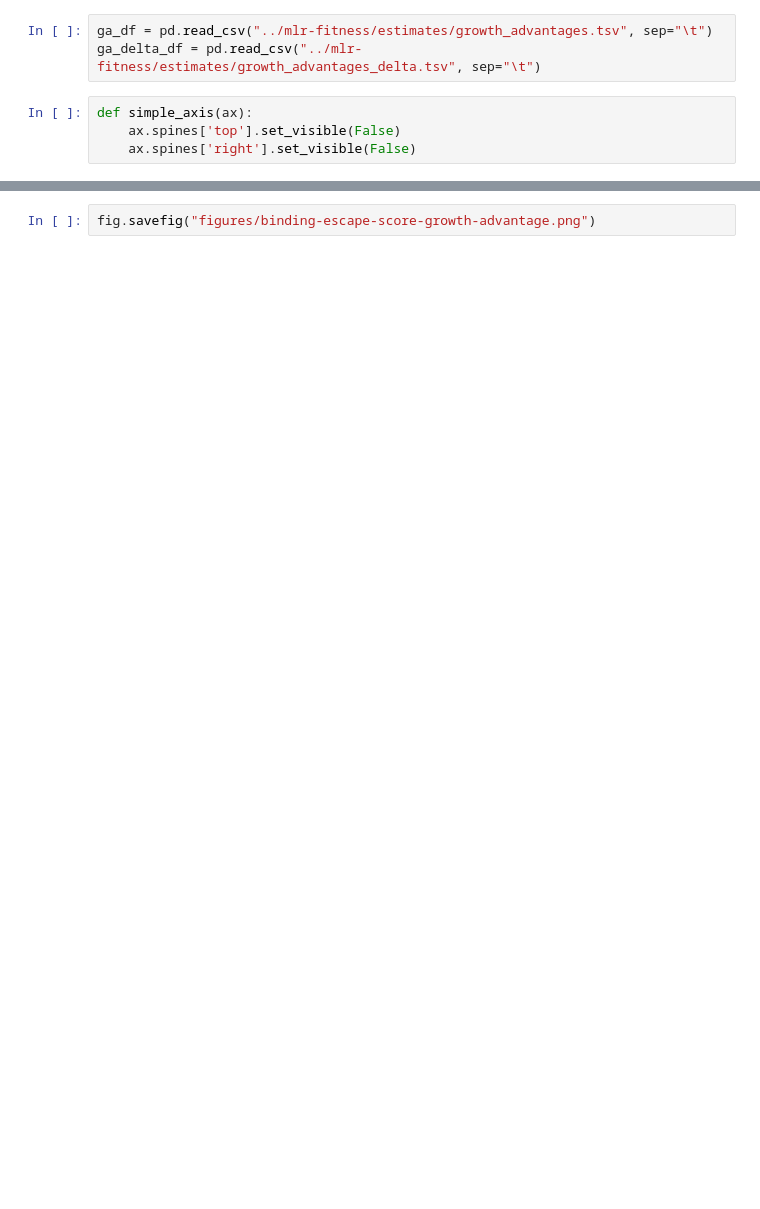
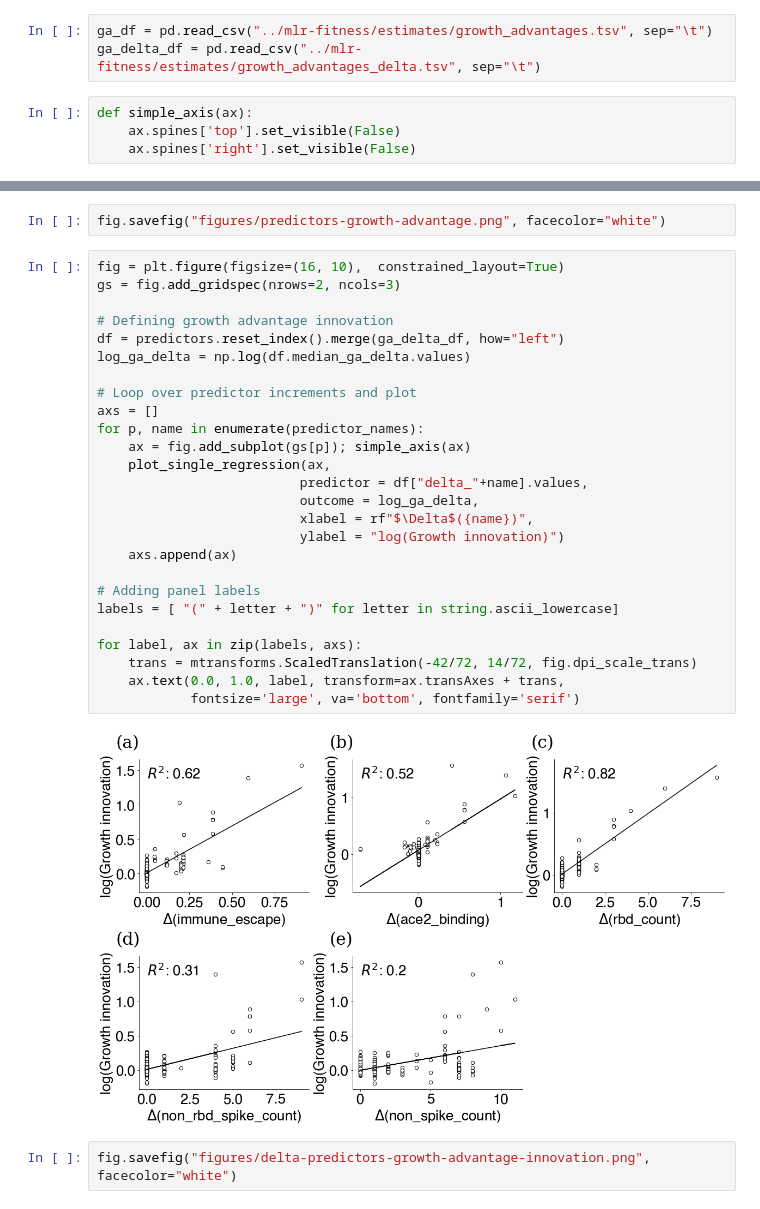
Before and after one commit to blab/ncov-escape, a Jupyter notebook: escape-mlr-comparison/figure-growth-advantage-escape-score-regression-analysis.ipynb, the cells around one changed output, grey strips where cells are left out. Drawn from its saved outputs; the diff is of its cells as text; blank space fills up the shorter version.

```diff
--- a/escape-mlr-comparison/figure-growth-advantage-escape-score-regression-analysis.ipynb
+++ b/escape-mlr-comparison/figure-growth-advantage-escape-score-regression-analysis.ipynb
@@ -218,2 +150,32 @@ for label, ax in zip(labels, axs):
 # %%
-fig.savefig("figures/binding-escape-score-growth-advantage.png")
+fig.savefig("figures/predictors-growth-advantage.png", facecolor="white")
+# %%
+fig = plt.figure(figsize=(16, 10),  constrained_layout=True)
+gs = fig.add_gridspec(nrows=2, ncols=3)
+
+# Defining growth advantage innovation
+df = predictors.reset_index().merge(ga_delta_df, how="left")
+log_ga_delta = np.log(df.median_ga_delta.values)
+
+# Loop over predictor increments and plot
+axs = []
+for p, name in enumerate(predictor_names):
+    ax = fig.add_subplot(gs[p]); simple_axis(ax)
+    plot_single_regression(ax,
+                          predictor = df["delta_"+name].values,
+                          outcome = log_ga_delta,
+                          xlabel = rf"$\Delta$({name})",
+                          ylabel = "log(Growth innovation)")
+    axs.append(ax)
+
+# Adding panel labels
+labels = [ "(" + letter + ")" for letter in string.ascii_lowercase]
+
+for label, ax in zip(labels, axs):
+    trans = mtransforms.ScaledTranslation(-42/72, 14/72, fig.dpi_scale_trans)
+    ax.text(0.0, 1.0, label, transform=ax.transAxes + trans,
+            fontsize='large', va='bottom', fontfamily='serif')
+# %% [output]
+[figure, added]
+# %%
+fig.savefig("figures/delta-predictors-growth-advantage-innovation.png", facecolor="white")
```
Also changed, not shown: parts of 14 cells of this notebook, 5 other files.
